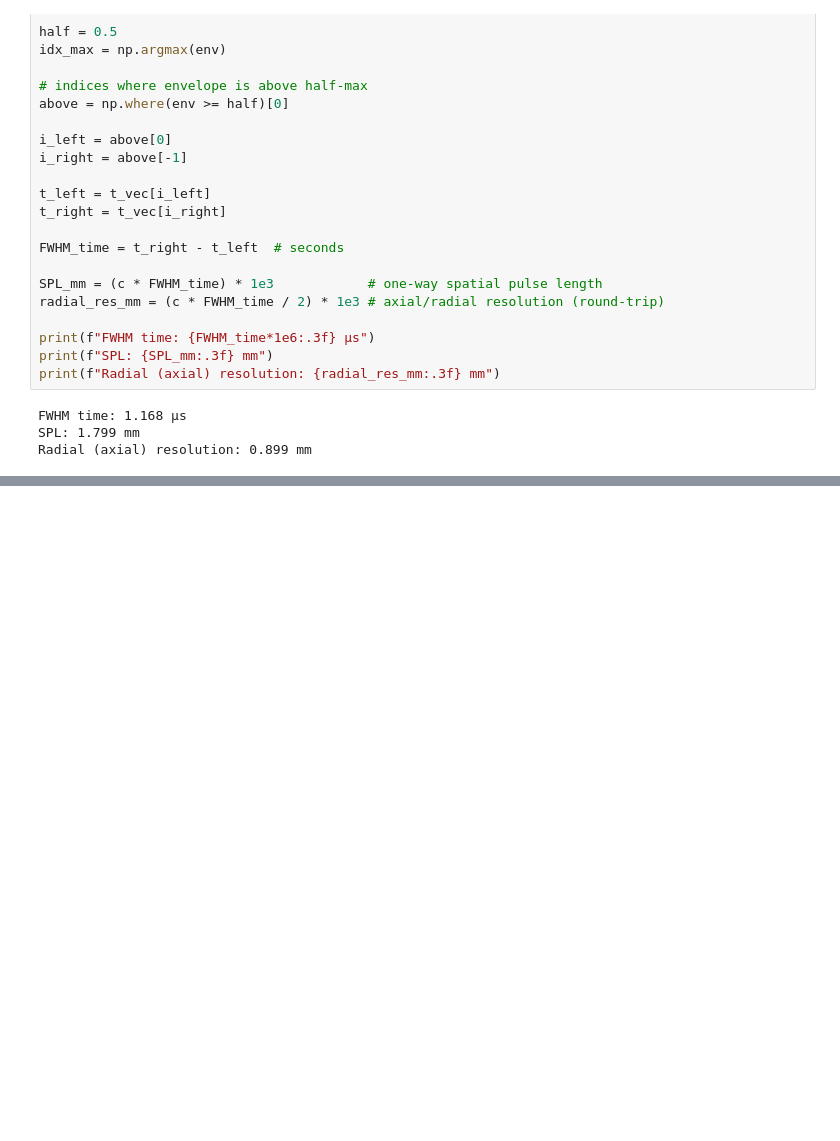
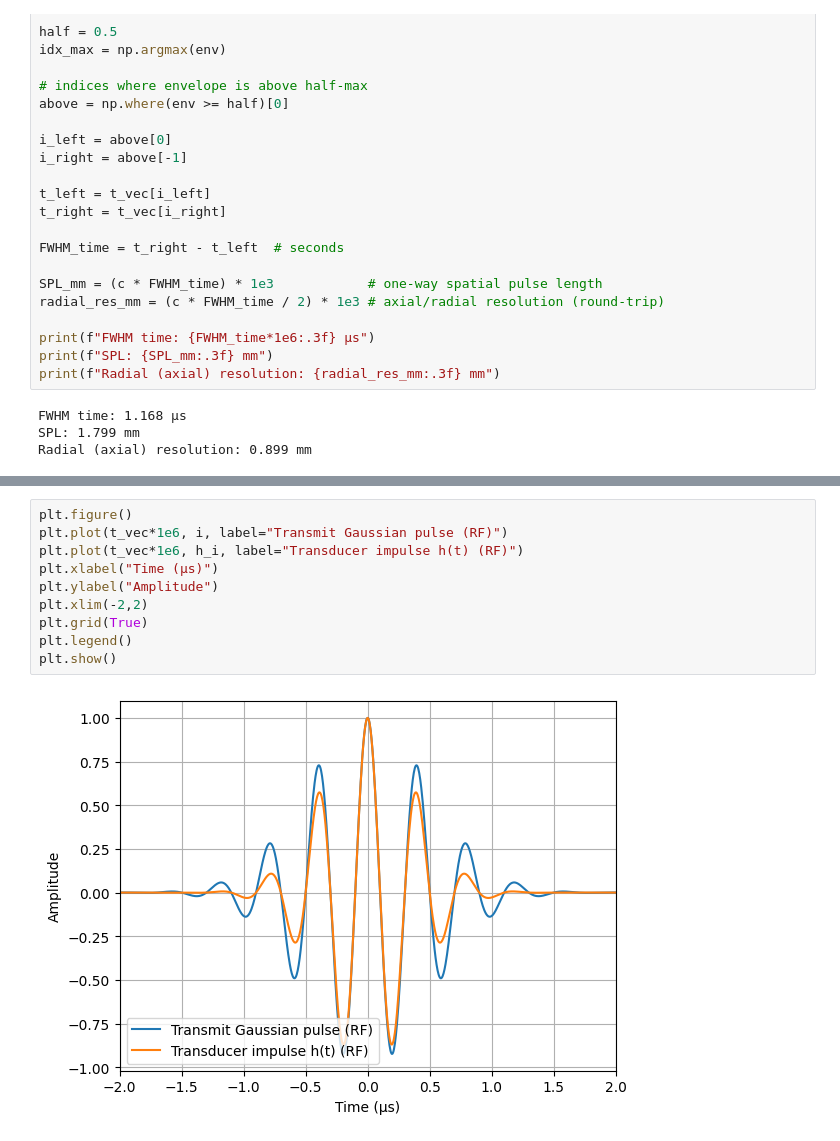
Before and after one commit to Sandermi99/MEDT4165, a Jupyter notebook: Exercise2.ipynb, the cells around one changed output, grey strips where cells are left out. Cells and saved outputs as stored; diff of their text form; blank space fills up the shorter version.

```diff
--- a/Exercise2.ipynb
+++ b/Exercise2.ipynb
@@ -135,0 +184,12 @@ Radial (axial) resolution: 0.899 mm
+# %%
+plt.figure()
+plt.plot(t_vec*1e6, i, label="Transmit Gaussian pulse (RF)")
+plt.plot(t_vec*1e6, h_i, label="Transducer impulse h(t) (RF)")
+plt.xlabel("Time (µs)")
+plt.ylabel("Amplitude")
+plt.xlim(-2,2)
+plt.grid(True)
+plt.legend()
+plt.show()
+# %% [output]
+[figure, added]
```
Also changed, not shown: parts of 4 cells of this notebook.
